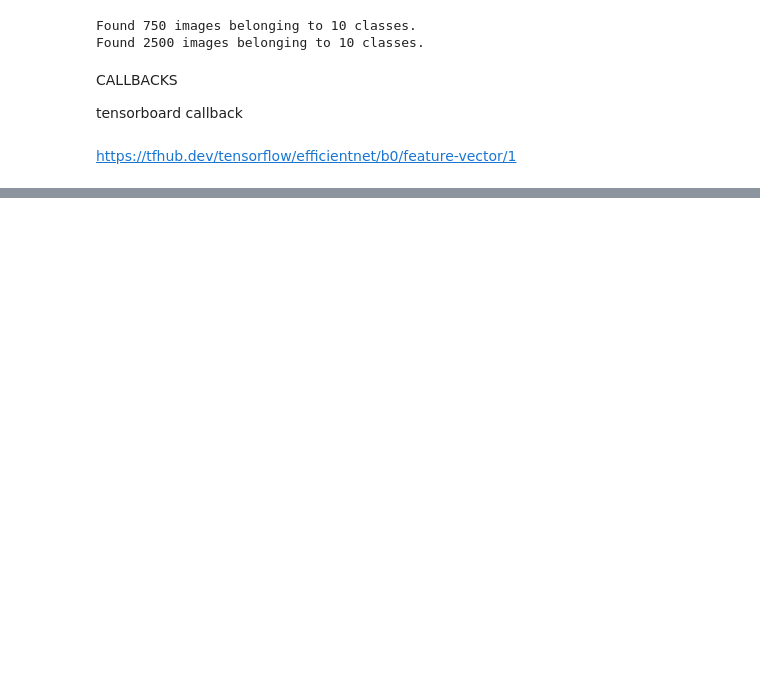
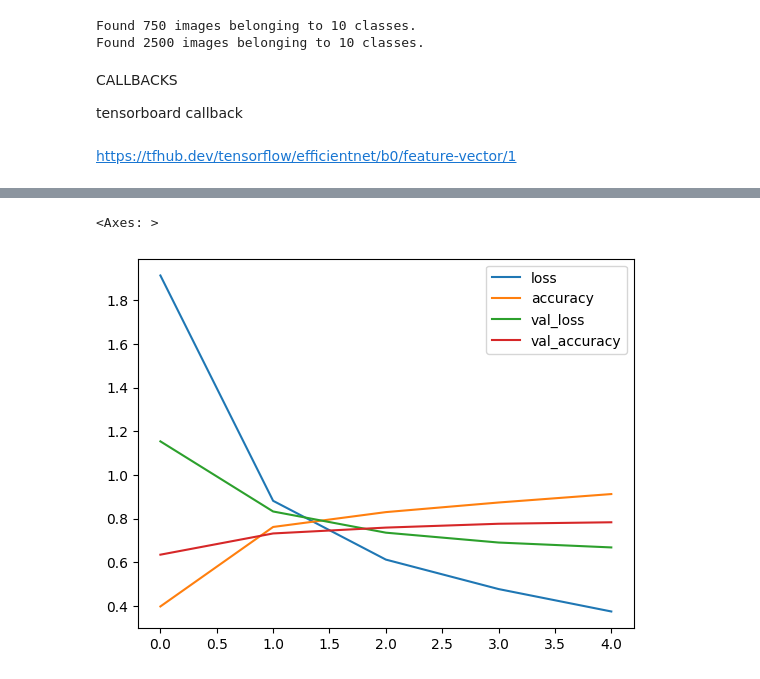
Before and after one commit to KrishnaSChavan/MachineLearning, a Jupyter notebook: Transfer_learning_1.ipynb, the cells around one changed output, grey strips where cells are left out. Cells and saved outputs as stored; diff of their text form; code cells hidden in the pictures; blank space fills up the shorter version.

```diff
--- a/Transfer_learning_1.ipynb
+++ b/Transfer_learning_1.ipynb
@@ -144,0 +191,16 @@ resnet_model = create_model(resnet_url)
+# %%
+# compile model
+
+resnet_model.compile(
+    loss = "categorical_crossentropy",
+    optimizer = Adam(),
+    metrics=['accuracy']
+)
+# %%
+history=resnet_model.fit(
+            train_data,
+            epochs = 5,
+            steps_per_epoch =len(train_data),
+            validation_data=test_data,
+            validation_steps=len(test_data)
+        )
@@ -144,0 +250,5 @@ resnet_model = create_model(resnet_url)
+# %%
+pd.DataFrame(history.history).plot()
+# %% [output]
+<Axes: >
+[figure, added]
```
Also changed, not shown: parts of 14 cells of this notebook.
